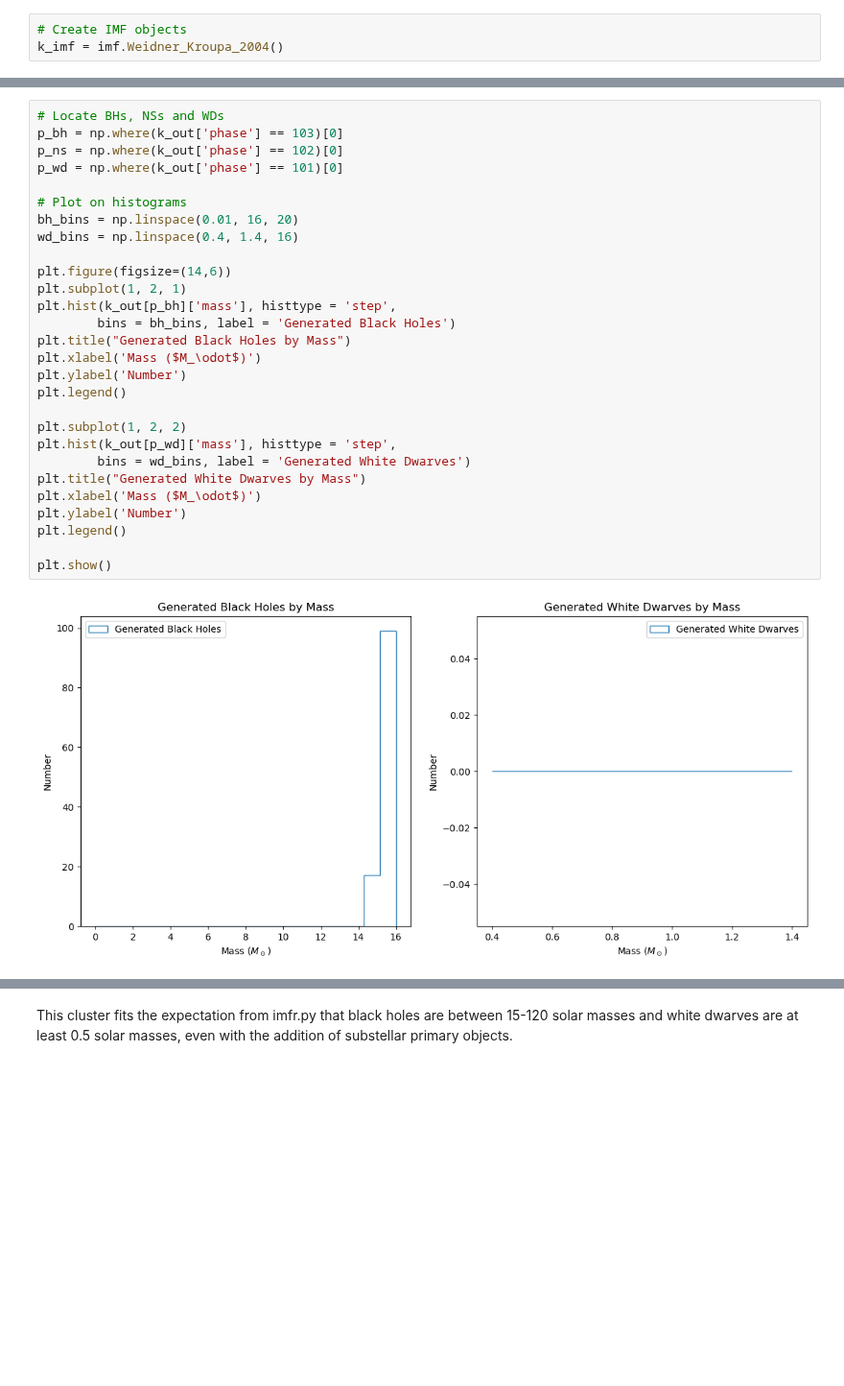
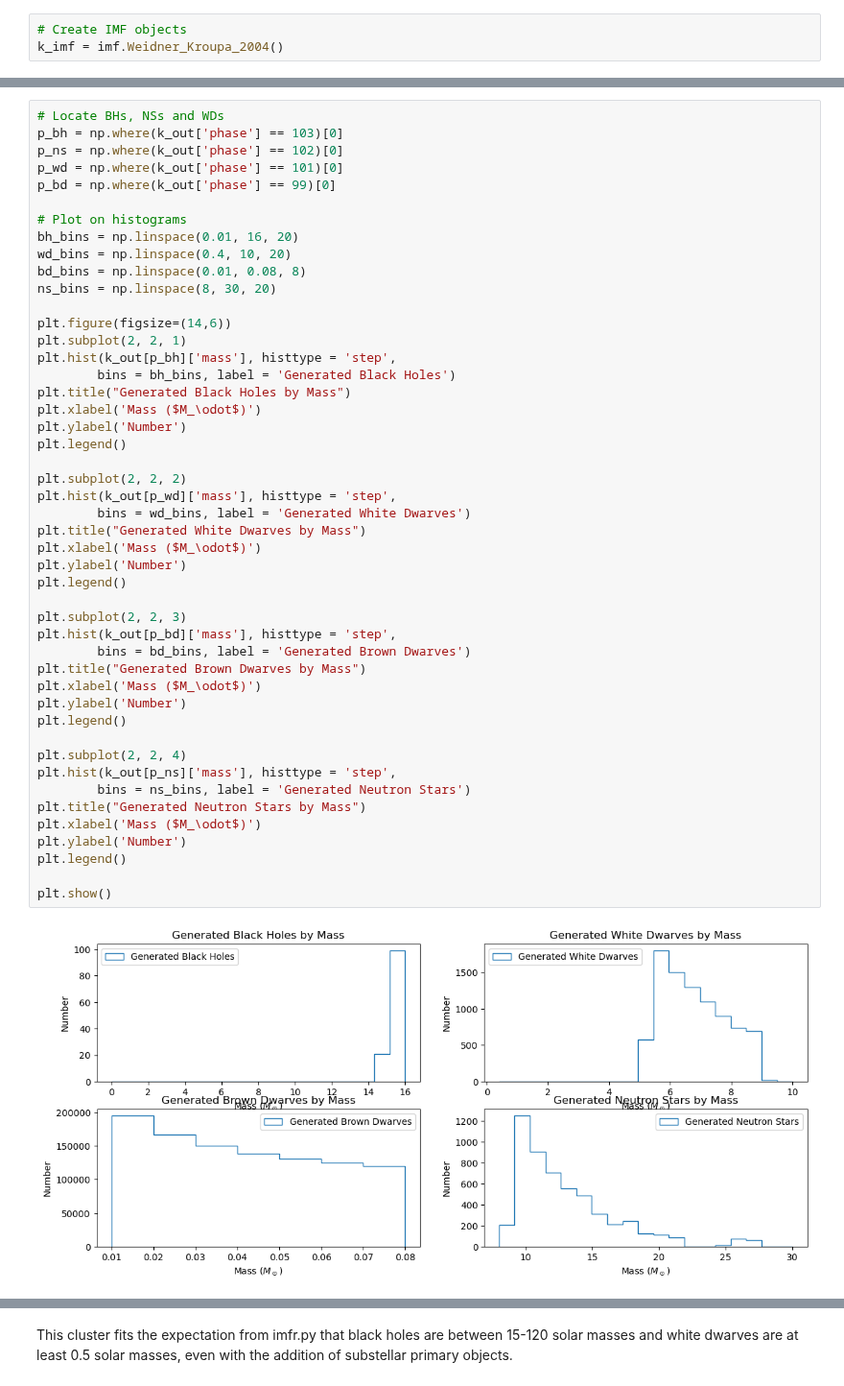
Before and after one commit to astropy/SPISEA, a Jupyter notebook: changes/Compact_Multiplicity.ipynb, the cells around one changed output, grey strips where cells are left out. Shown at 96% size. Saved outputs shown, nothing was run; the diff lists cells and outputs as text; blank space fills up the shorter version.

```diff
--- a/changes/Compact_Multiplicity.ipynb
+++ b/changes/Compact_Multiplicity.ipynb
@@ -37,30 +101,49 @@ Found 908186 stars out of mass range
 # %%
 # Locate BHs, NSs and WDs
 p_bh = np.where(k_out['phase'] == 103)[0]
 p_ns = np.where(k_out['phase'] == 102)[0]
 p_wd = np.where(k_out['phase'] == 101)[0]
+p_bd = np.where(k_out['phase'] == 99)[0]
 
 # Plot on histograms
 bh_bins = np.linspace(0.01, 16, 20)
-wd_bins = np.linspace(0.4, 1.4, 16)
+wd_bins = np.linspace(0.4, 10, 20)
+bd_bins = np.linspace(0.01, 0.08, 8)
+ns_bins = np.linspace(8, 30, 20)
 
 plt.figure(figsize=(14,6))
-plt.subplot(1, 2, 1)
+plt.subplot(2, 2, 1)
 plt.hist(k_out[p_bh]['mass'], histtype = 'step',
         bins = bh_bins, label = 'Generated Black Holes')
 plt.title("Generated Black Holes by Mass")
 plt.xlabel('Mass ($M_\odot$)')
 plt.ylabel('Number')
 plt.legend()
 
-plt.subplot(1, 2, 2)
+plt.subplot(2, 2, 2)
 plt.hist(k_out[p_wd]['mass'], histtype = 'step',
         bins = wd_bins, label = 'Generated White Dwarves')
 plt.title("Generated White Dwarves by Mass")
 plt.xlabel('Mass ($M_\odot$)')
 plt.ylabel('Number')
 plt.legend()
 
+plt.subplot(2, 2, 3)
+plt.hist(k_out[p_bd]['mass'], histtype = 'step',
+        bins = bd_bins, label = 'Generated Brown Dwarves')
+plt.title("Generated Brown Dwarves by Mass")
+plt.xlabel('Mass ($M_\odot$)')
+plt.ylabel('Number')
+plt.legend()
+
+plt.subplot(2, 2, 4)
+plt.hist(k_out[p_ns]['mass'], histtype = 'step',
+        bins = ns_bins, label = 'Generated Neutron Stars')
+plt.title("Generated Neutron Stars by Mass")
+plt.xlabel('Mass ($M_\odot$)')
+plt.ylabel('Number')
+plt.legend()
+
 plt.show()
 # %% [output]
-[figure, old version]
+[figure, new version]
```
Also changed, not shown: parts of 20 cells of this notebook, 4 other files.
